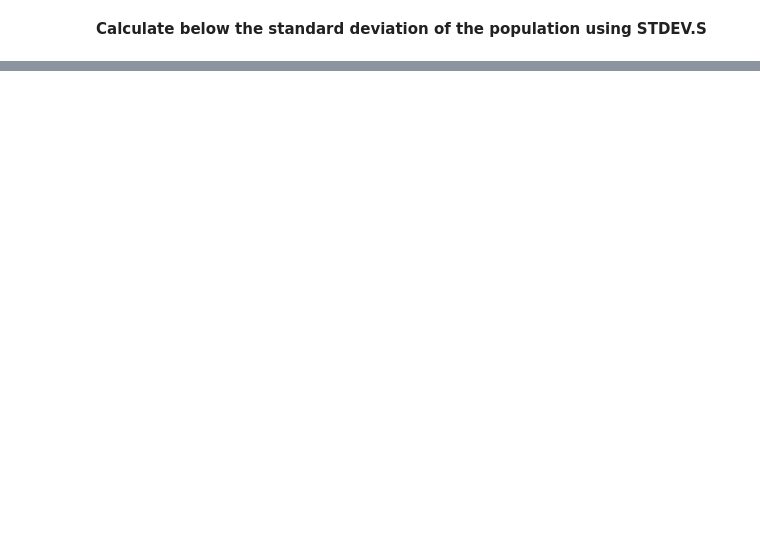
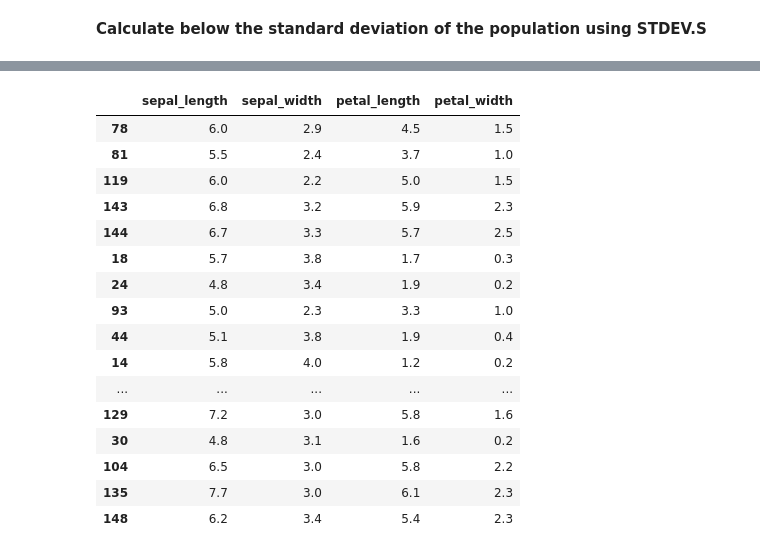
Before and after one commit to daithimarkham/Machine-Learning-and-Statistics-Assessment, a Jupyter notebook: Tasks.ipynb, the cells around one changed output, grey strips where cells are left out. Saved outputs shown, nothing was run; the diff lists cells and outputs as text; code cells hidden in the pictures; blank space fills up the shorter version.

```diff
--- a/Tasks.ipynb
+++ b/Tasks.ipynb
@@ -658,0 +1030,5 @@ Github, Numpy, 2020, viewed on 2019/11/24, vailable online at: https://saskeli.g
+# %%
+# Select four columns names from the dataframe.
+inputs = df[['sepal_length', 'sepal_width', 'petal_length', 'petal_width']] # Create new variable called inputs, from df cols.
+# Species column
+outputs = df['species'] # Create variable called outputs from df col, species.
@@ -658,0 +1078,5 @@ Github, Numpy, 2020, viewed on 2019/11/24, vailable online at: https://saskeli.g
+# %%
+# Returns back an object, data-structure that selects it's five nearest neighbours.
+# Finds closest five dots from that data point in plot and decides what flower it is.
+# Can change the nember to whatever you need.
+knn = nei.KNeighborsClassifier(n_neighbors=5)
@@ -658,0 +1090,3 @@ Github, Numpy, 2020, viewed on 2019/11/24, vailable online at: https://saskeli.g
+# %%
+# Assign our vars we created above
+knn.fit(inputs, outputs) # Fit inputs and outputs to knn.
@@ -658,0 +1193,4 @@ Github, Numpy, 2020, viewed on 2019/11/24, vailable online at: https://saskeli.g
+# %%
+# Import from sklearn.model.train.test
+# Returns arrays
+inputs_train, inputs_test, outputs_train, outputs_test = mod.train_test_split(inputs, outputs, test_size=0.33)
@@ -658,0 +1230,21 @@ Github, Numpy, 2020, viewed on 2019/11/24, vailable online at: https://saskeli.g
+# %%
+# Should display 50 rows from the test size.
+inputs_test
+# %% [output]
+|  | sepal_length | sepal_width | petal_length | petal_width |
+| 78 | 6.0 | 2.9 | 4.5 | 1.5 |
+| 81 | 5.5 | 2.4 | 3.7 | 1.0 |
+| 119 | 6.0 | 2.2 | 5.0 | 1.5 |
+| 143 | 6.8 | 3.2 | 5.9 | 2.3 |
+| 144 | 6.7 | 3.3 | 5.7 | 2.5 |
+| 18 | 5.7 | 3.8 | 1.7 | 0.3 |
+| 24 | 4.8 | 3.4 | 1.9 | 0.2 |
+| 93 | 5.0 | 2.3 | 3.3 | 1.0 |
+| 44 | 5.1 | 3.8 | 1.9 | 0.4 |
+| 14 | 5.8 | 4.0 | 1.2 | 0.2 |
+| ... | ... | ... | ... | ... |
+| 129 | 7.2 | 3.0 | 5.8 | 1.6 |
+| 30 | 4.8 | 3.1 | 1.6 | 0.2 |
+| 104 | 6.5 | 3.0 | 5.8 | 2.2 |
+| 135 | 7.7 | 3.0 | 6.1 | 2.3 |
+| 148 | 6.2 | 3.4 | 5.4 | 2.3 |
```
Also changed, not shown: parts of 115 cells of this notebook, 7 other files.
